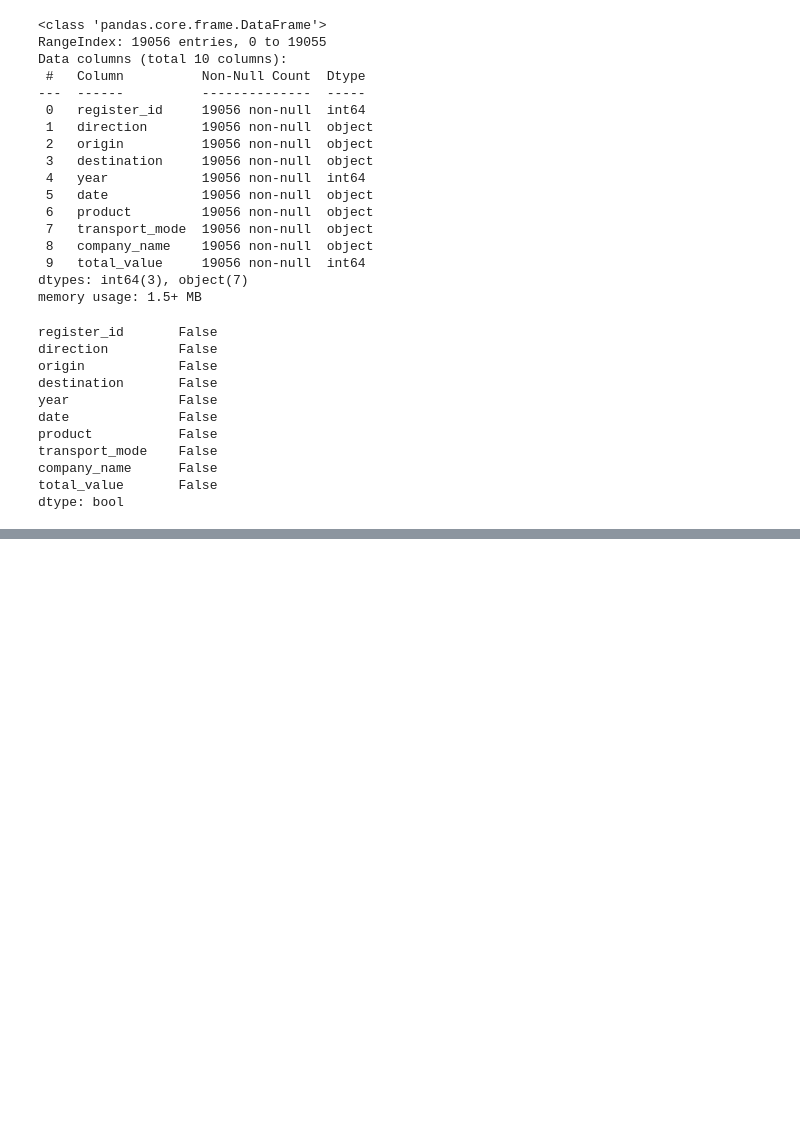
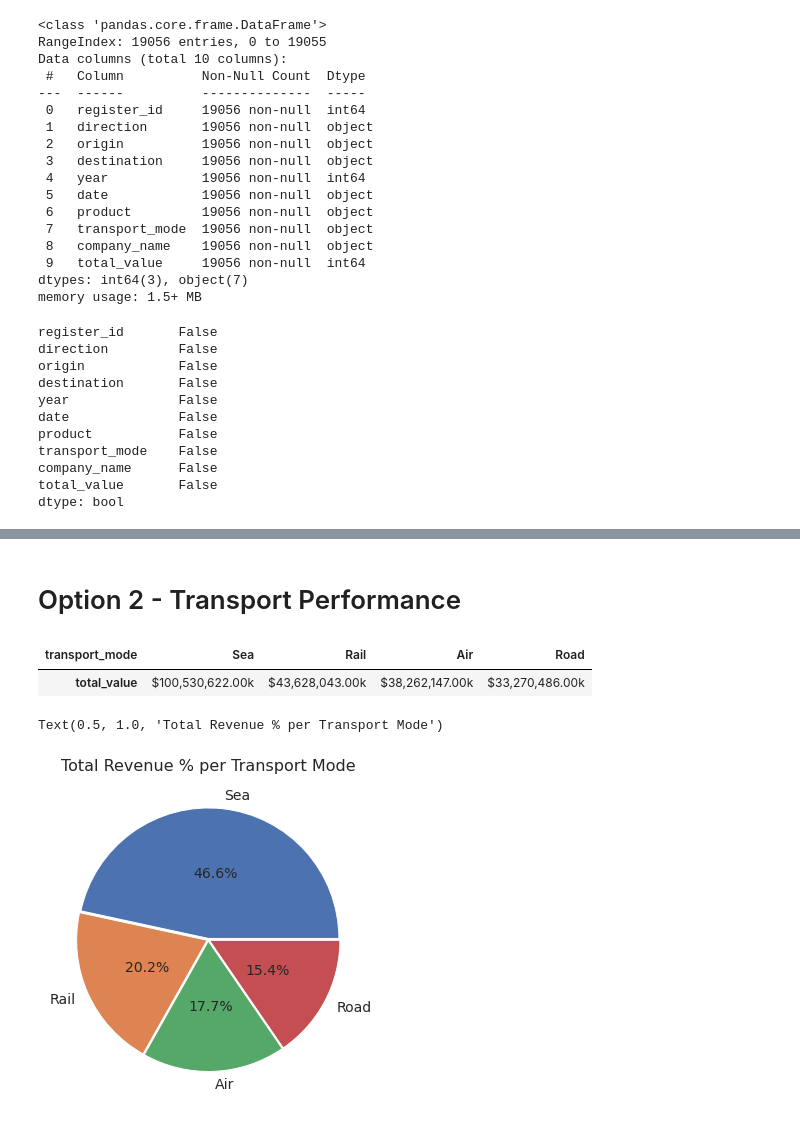
Before and after one commit to PacoV3/emtech-p2, a Jupyter notebook: ANALISIS_02_VENTURA_SEGURA.ipynb, the cells around one changed output, grey strips where cells are left out. Drawn from its saved outputs; the diff is of its cells as text; code cells hidden in the pictures; blank space fills up the shorter version.

```diff
--- a/ANALISIS_02_VENTURA_SEGURA.ipynb
+++ b/ANALISIS_02_VENTURA_SEGURA.ipynb
@@ -120,0 +129,17 @@ sns.despine(left=True, bottom=True)
+# %% [markdown]
+# Option 2 - Transport Performance
+# %%
+transport_revenue = synergy_l_data.groupby(by=['transport_mode']).sum()['total_value'].sort_values(ascending=False)
+transport_revenue.apply((lambda x: '${:,.2f}k'.format(x/1000))).to_frame().T
+# %% [output]
+| transport_mode | Sea | Rail | Air | Road |
+| total_value | $100,530,622.00k | $43,628,043.00k | $38,262,147.00k | $33,270,486.00k |
+# %%
+pie, ax = plt.subplots(figsize=[10,6])
+labels = transport_revenue.keys()
+plt.rcParams.update({'font.size': 14})
+plt.pie(x=transport_revenue, autopct="%.1f%%", explode=[0.01]*4, labels=labels, pctdistance=0.5, textprops={'fontsize': 14})
+plt.title("Total Revenue % per Transport Mode", fontsize=16)
+# %% [output]
+Text(0.5, 1.0, 'Total Revenue % per Transport Mode')
+[figure, added]
```
Also changed, not shown: parts of 10 cells of this notebook, 2 other files.
